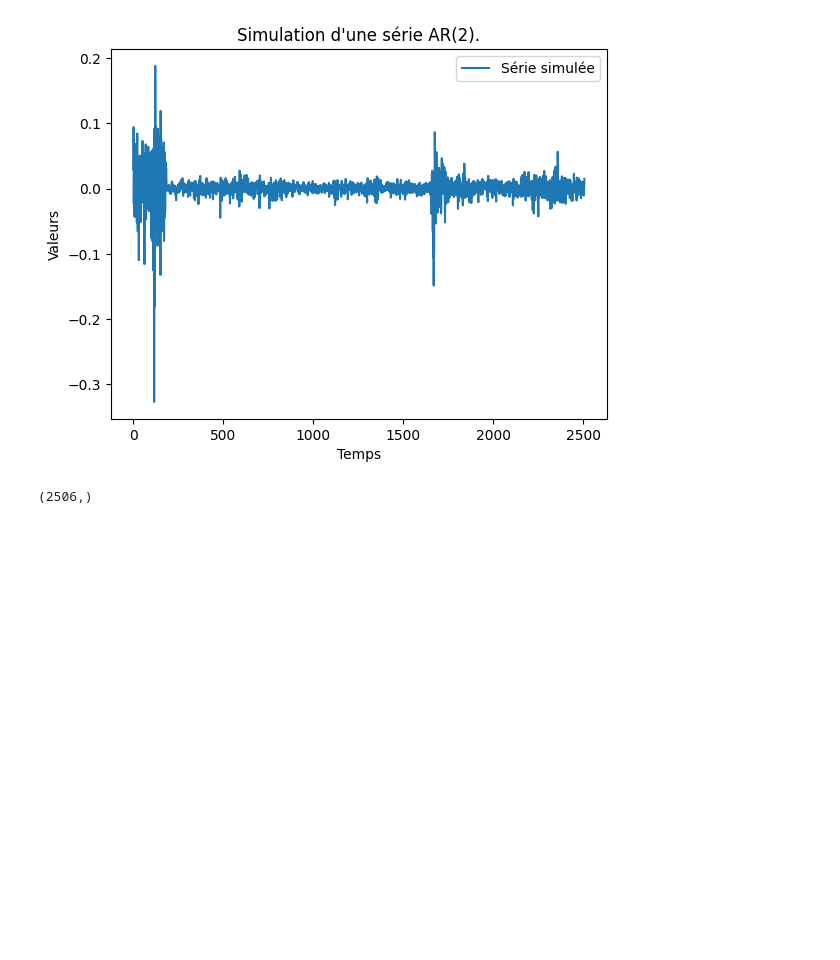
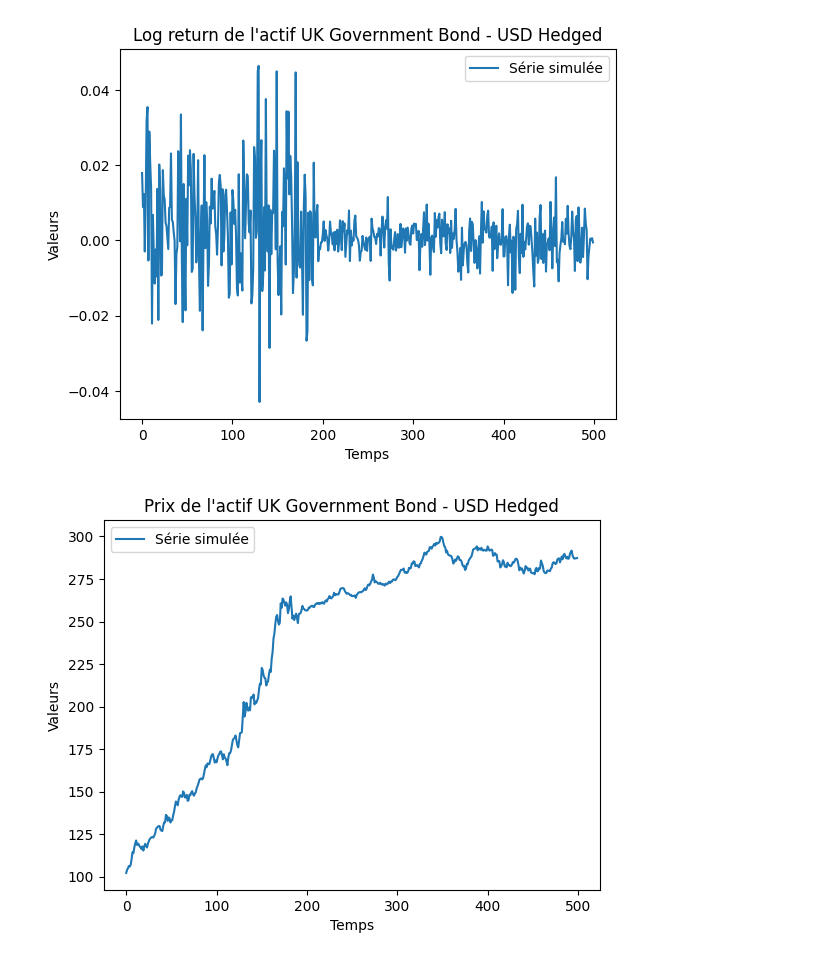
Before and after one commit to QMoayedpour/statapp-hsbc, a Jupyter notebook: gan_simulation.ipynb, the cells around one changed output. Saved outputs shown, nothing was run; the diff lists cells and outputs as text; code cells hidden in the pictures; blank space fills up the shorter version.

```diff
--- a/gan_simulation.ipynb
+++ b/gan_simulation.ipynb
@@ -15,4 +32,5 @@ simple_plot(y)
 # %%
 df = pd.read_csv('./data/GANData.csv')
-simple_plot(df[df['ASSETNAME']=="Global Property USD Unhedged"]['PRICE'])
+actif = "UK Government Bond - USD Hedged"
+simple_plot(df[df['ASSETNAME']==actif]['PRICE'], f"Cours de l'actif {actif}")
 # %% [output]
@@ -20,11 +38,10 @@ simple_plot(df[df['ASSETNAME']=="Global Property USD Unhedged"]['PRICE'])
 # %%
-sdf = df[df['ASSETNAME']=="Global Property USD Unhedged"]['PRICE']
+sdf = df[df['ASSETNAME']==actif]['PRICE']
 y = np.log(sdf/sdf.shift(1))[1:].to_numpy()
-simple_plot(y)
+true_y = df[df['ASSETNAME']==actif]['PRICE'].to_numpy()
+simple_plot(y[:500], f"Log return de l'actif {actif}")
+simple_plot(true_y[:500], f"Prix de l'actif {actif}")
 # %% [output]
-[figure, old version]
+[figure, new version]
+[figure, added]
-# %%
-y.shape
-# %% [output]
-(2506,)
 # %%
```
Also changed, not shown: parts of 14 cells of this notebook, 3 other files.
